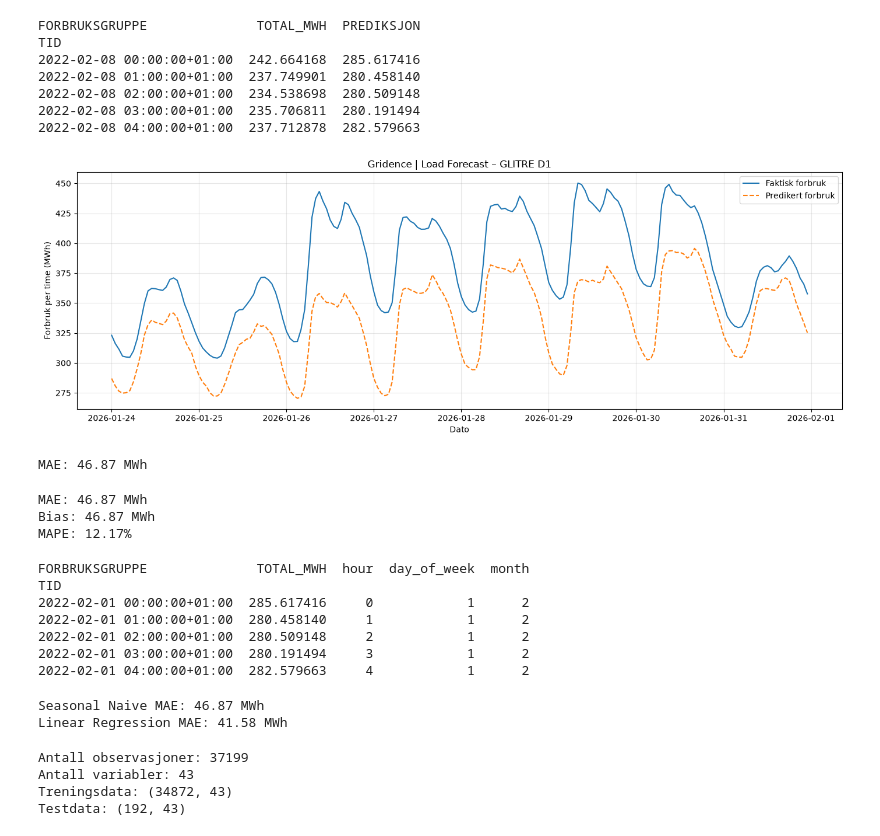
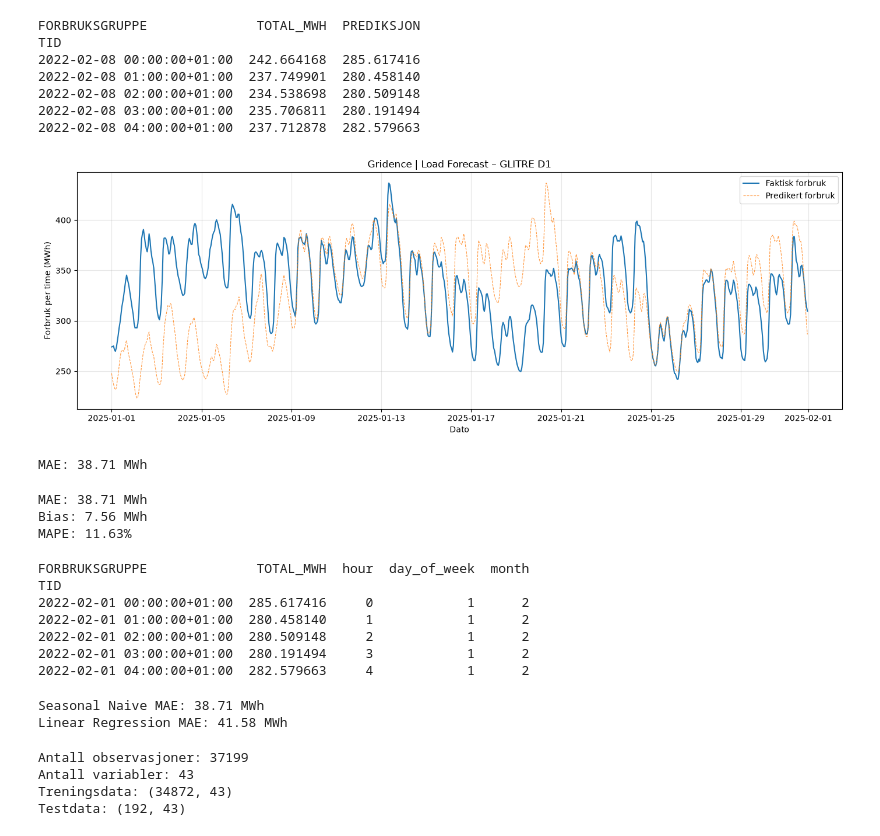
Before and after one commit to jya2002/Gridence, a Jupyter notebook: src/load_data.ipynb, the cells around one changed output. Cells and saved outputs as stored; diff of their text form; code cells hidden in the pictures.

```diff
--- a/src/load_data.ipynb
+++ b/src/load_data.ipynb
@@ -103,34 +90,36 @@ TID
 2022-02-08 04:00:00+01:00  237.712878  282.579663
 # %%
 test = forecast.loc[
-    (forecast.index >= "2026-01-24") &
-    (forecast.index < "2026-02-01")
+    (forecast.index >= "2025-01-01") &
+    (forecast.index < "2025-02-01")
 ]
 
 plt.figure(figsize=(14, 5))
 
 plt.plot(
     test.index,
     test["TOTAL_MWH"],
     label="Faktisk forbruk"
 )
 
 plt.plot(
     test.index,
     test["PREDIKSJON"],
     label="Predikert forbruk",
-    linestyle="--"
+    linestyle="--",
+    linewidth=0.8,
+    alpha=0.8
 )
 
 plt.title("Gridence | Load Forecast – GLITRE D1")
 plt.xlabel("Dato")
 plt.ylabel("Forbruk per time (MWh)")
 plt.legend()
 plt.grid(alpha=0.3)
 plt.tight_layout()
 plt.show()
 # %% [output]
-[figure, old version]
+[figure, new version]
 # %%
 mae = np.mean(
     np.abs(test["TOTAL_MWH"] - test["PREDIKSJON"])
@@ -138,7 +127,7 @@ mae = np.mean(
 
 print(f"MAE: {mae:.2f} MWh")
 # %% [output]
-MAE: 46.87 MWh
+MAE: 38.71 MWh
 # %%
 # Beregn prognosefeil
 test = test.copy()
@@ -160,9 +149,9 @@ print(f"MAE: {mae:.2f} MWh")
 print(f"Bias: {bias:.2f} MWh")
 print(f"MAPE: {mape:.2f}%")
 # %% [output]
-MAE: 46.87 MWh
-Bias: 46.87 MWh
-MAPE: 12.17%
+MAE: 38.71 MWh
+Bias: 7.56 MWh
+MAPE: 11.63%
 # %%
 # Opprett datasett for regresjon
 data = glitre[["TOTAL_MWH"]].copy()
@@ -196,14 +185,14 @@ y = data["TOTAL_MWH"]
 
 # Del kronologisk: tren på historien før testperioden
 split_date = pd.Timestamp(
-    "2026-01-24",
+    "2025-01-24",
     tz="Europe/Oslo"
 )
 
 train_mask = data.index < split_date
 test_mask = (
     (data.index >= split_date) &
-    (data.index < pd.Timestamp("2026-02-01", tz="Europe/Oslo"))
+    (data.index < pd.Timestamp("2026-01-01", tz="Europe/Oslo"))
 )
 
 X_train = X.loc[train_mask]
@@ -225,7 +214,7 @@ mae_regression = mean_absolute_error(y_test, predictions)
 print(f"Seasonal Naive MAE: {mae:.2f} MWh")
 print(f"Linear Regression MAE: {mae_regression:.2f} MWh")
 # %% [output]
-Seasonal Naive MAE: 46.87 MWh
+Seasonal Naive MAE: 38.71 MWh
 Linear Regression MAE: 41.58 MWh
 # %%
 print("Antall observasjoner:", len(data))
```
Also changed, not shown: parts of 5 cells of this notebook.
